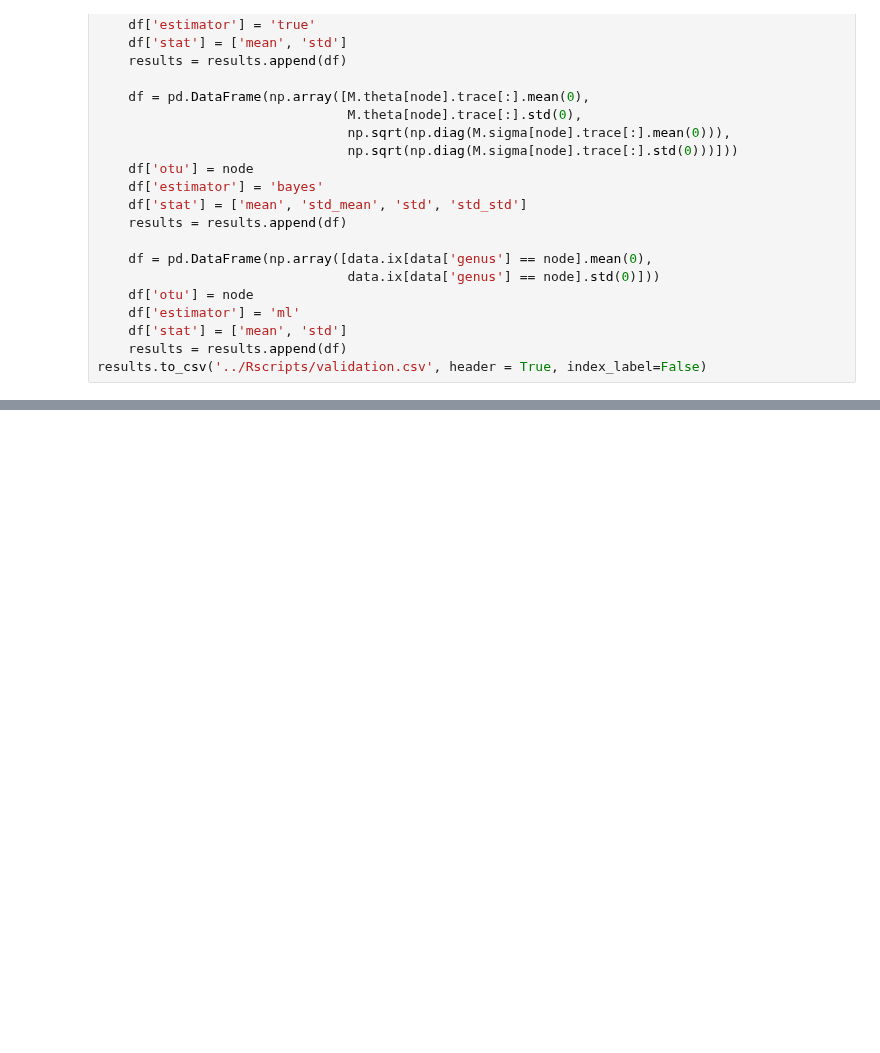
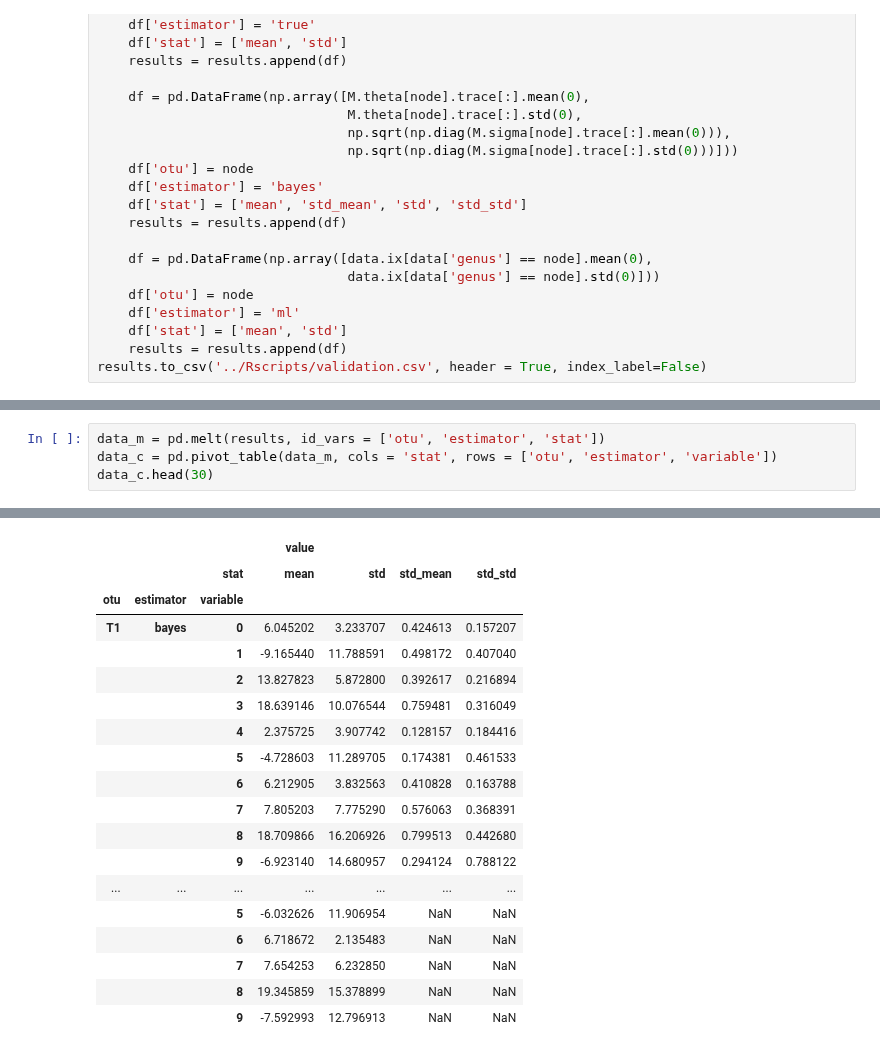
Before and after one commit to diogro/bayesian-cov-estimation, a Jupyter notebook: notebooks/Model Validation.ipynb, the cells around one changed output, grey strips where cells are left out. Cells and saved outputs as stored; diff of their text form; blank space fills up the shorter version.

```diff
--- a/notebooks/Model Validation.ipynb
+++ b/notebooks/Model Validation.ipynb
@@ -213,0 +216,5 @@ mf.random_skewers(data_params['0'][1], data_params['T7'][1])
+# %%
+data_m = pd.melt(results, id_vars = ['otu', 'estimator', 'stat'])
+data_c = pd.pivot_table(data_m, cols = 'stat', rows = ['otu', 'estimator', 'variable'])
+data_c.head(30)
+# %% [output]
@@ -213,0 +224,19 @@ mf.random_skewers(data_params['0'][1], data_params['T7'][1])
+|  |  |  | value |  |  |  |
+|  |  | stat | mean | std | std_mean | std_std |
+| otu | estimator | variable |  |  |  |  |
+| T1 | bayes | 0 | 6.045202 | 3.233707 | 0.424613 | 0.157207 |
+|  |  | 1 | -9.165440 | 11.788591 | 0.498172 | 0.407040 |
+|  |  | 2 | 13.827823 | 5.872800 | 0.392617 | 0.216894 |
+|  |  | 3 | 18.639146 | 10.076544 | 0.759481 | 0.316049 |
+|  |  | 4 | 2.375725 | 3.907742 | 0.128157 | 0.184416 |
+|  |  | 5 | -4.728603 | 11.289705 | 0.174381 | 0.461533 |
+|  |  | 6 | 6.212905 | 3.832563 | 0.410828 | 0.163788 |
+|  |  | 7 | 7.805203 | 7.775290 | 0.576063 | 0.368391 |
+|  |  | 8 | 18.709866 | 16.206926 | 0.799513 | 0.442680 |
+|  |  | 9 | -6.923140 | 14.680957 | 0.294124 | 0.788122 |
+| ... | ... | ... | ... | ... | ... | ... |
+|  |  | 5 | -6.032626 | 11.906954 | NaN | NaN |
+|  |  | 6 | 6.718672 | 2.135483 | NaN | NaN |
+|  |  | 7 | 7.654253 | 6.232850 | NaN | NaN |
+|  |  | 8 | 19.345859 | 15.378899 | NaN | NaN |
+|  |  | 9 | -7.592993 | 12.796913 | NaN | NaN |
```
Also changed, not shown: parts of 6 cells of this notebook.
